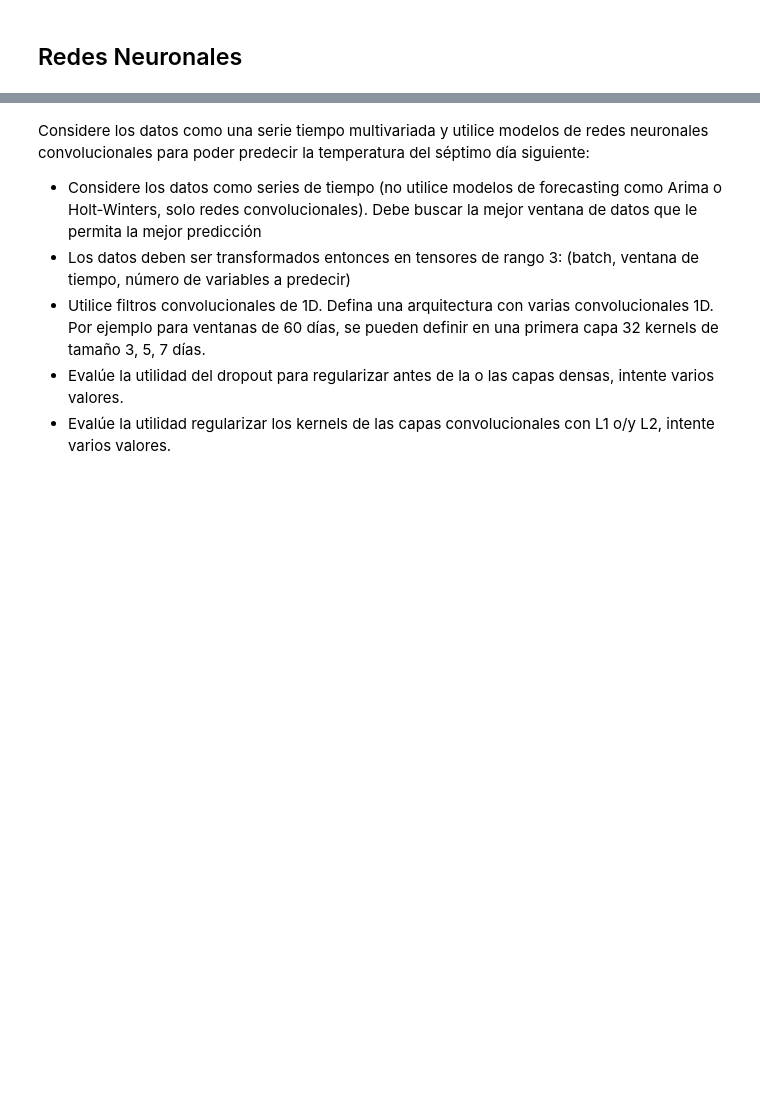
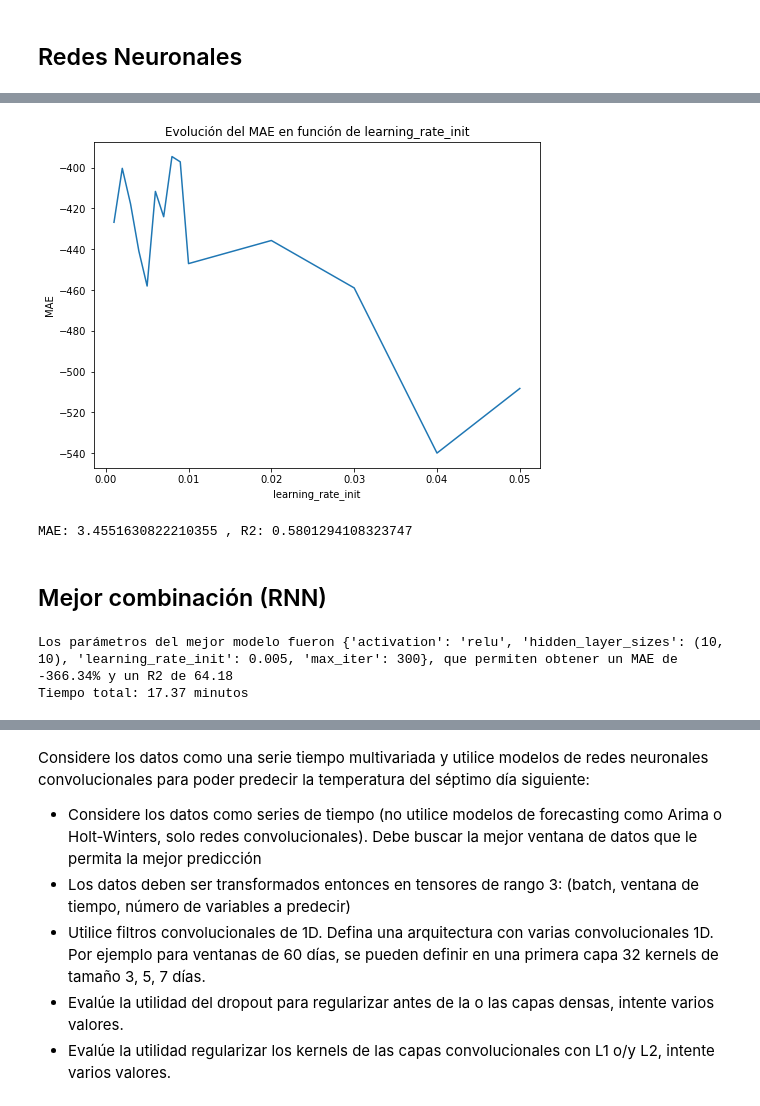
Before and after one commit to josemoncada87/tallerFDA2, a Jupyter notebook: Taller Fundamentos de Analítica de Datos II - Enunciado.ipynb, the cells around one changed output, grey strips where cells are left out. Saved outputs shown, nothing was run; the diff lists cells and outputs as text; code cells hidden in the pictures; blank space fills up the shorter version.

```diff
--- a/Taller Fundamentos de Analítica de Datos II - Enunciado.ipynb
+++ b/Taller Fundamentos de Analítica de Datos II - Enunciado.ipynb
@@ -1352,0 +1497,16 @@ plt.legend(['train', 'test'])
+# %%
+import time
+start = time.time() # Devuelve el tiempo actual en segundos desde el 1o de enero de 1970 (punto de referencia)
+
+np.random.seed(1234)
+parametros = {'hidden_layer_sizes':hidden_layer_sizes_vec
+              }
+
+scoring = {'mae':'neg_mean_absolute_error', 'r2':'r2'}
+grid = GridSearchCV(mlp, param_grid=parametros, cv=5, scoring=scoring, refit='mae', n_jobs=-1, iid=True)
+grid.fit(X_train, y_train)
+
+print("Los parámetros del mejor modelo fueron {0}, que permiten obtener un MAE de {1:.2f}% y un R2 de {2:.2f}".format(
+    grid.best_params_, grid.best_score_*100, grid.cv_results_['mean_test_r2'][grid.best_index_]*100))
+end = time.time() # Tiempo después de finalizar el entrenamiento del modelo
+print("Tiempo total: {0:.2f} minutos".format((end-start)/60))
@@ -1352,0 +1542,13 @@ plt.legend(['train', 'test'])
+# %%
+import time
+start = time.time() # Devuelve el tiempo actual en segundos desde el 1o de enero de 1970 (punto de referencia)
+
+np.random.seed(1234)
+parametros = {'learning_rate_init':learning_rate_init_vec}
+scoring = {'mae':'neg_mean_absolute_error', 'r2':'r2'}
+grid = GridSearchCV(mlp, param_grid=parametros, cv=5, scoring=scoring, refit='mae', n_jobs=-1, iid=True)
+grid.fit(X_train, y_train)
+
+print("Los parámetros del mejor modelo fueron {0}, que permiten obtener un MAE de {1:.2f}% y un R2 de {2:.2f}".format(grid.best_params_, grid.best_score_*100, grid.cv_results_['mean_test_r2'][grid.best_index_]*100))
+end = time.time() # Tiempo después de finalizar el entrenamiento del modelo
+print("Tiempo total: {0:.2f} minutos".format((end-start)/60))
@@ -1352,0 +1558,8 @@ plt.legend(['train', 'test'])
+# %%
+dft = pd.DataFrame([(learning_rate_init, mae*100, r2*100) for (learning_rate_init, mae, r2) in
+                   zip(learning_rate_init_vec,
+                       grid.cv_results_['mean_test_mae'],
+                       grid.cv_results_['mean_test_r2'],
+                      )
+                   ], columns = ('learning_rate_init', 'MAE', 'R2'))
+dft
@@ -1352,0 +1582,17 @@ plt.legend(['train', 'test'])
+# %%
+plt.figure(figsize=(8,6))
+ax = plt.gca() # get current axis
+plt.plot(dft.learning_rate_init, dft.MAE)
+plt.xlabel('learning_rate_init')
+plt.ylabel('MAE')
+plt.title('Evolución del MAE en función de learning_rate_init')
+plt.show()
+# %% [output]
+[figure, added]
+# %%
+y_pred = grid.best_estimator_.predict(X_test)
+print("MAE:", mean_absolute_error(y_test, y_pred), ", R2:", r2_score(y_test, y_pred), "\n")
+# %% [output]
+MAE: 3.4551630822210355 , R2: 0.5801294108323747
+# %% [markdown]
+## Mejor combinación (RNN)
@@ -1352,0 +1618,10 @@ plt.legend(['train', 'test'])
+# %%
+grid.fit(X_train, y_train)
+
+print("Los parámetros del mejor modelo fueron {0}, que permiten obtener un MAE de {1:.2f}% y un R2 de {2:.2f}".format(
+    grid.best_params_, grid.best_score_*100, grid.cv_results_['mean_test_r2'][grid.best_index_]*100))
+end = time.time() # Tiempo después de finalizar el entrenamiento del modelo
+print("Tiempo total: {0:.2f} minutos".format((end-start)/60))
+# %% [output]
+Los parámetros del mejor modelo fueron {'activation': 'relu', 'hidden_layer_sizes': (10, 10), 'learning_rate_init': 0.005, 'max_iter': 300}, que permiten obtener un MAE de -366.34% y un R2 de 64.18
+Tiempo total: 17.37 minutos
```
Also changed, not shown: parts of 40 cells of this notebook.
